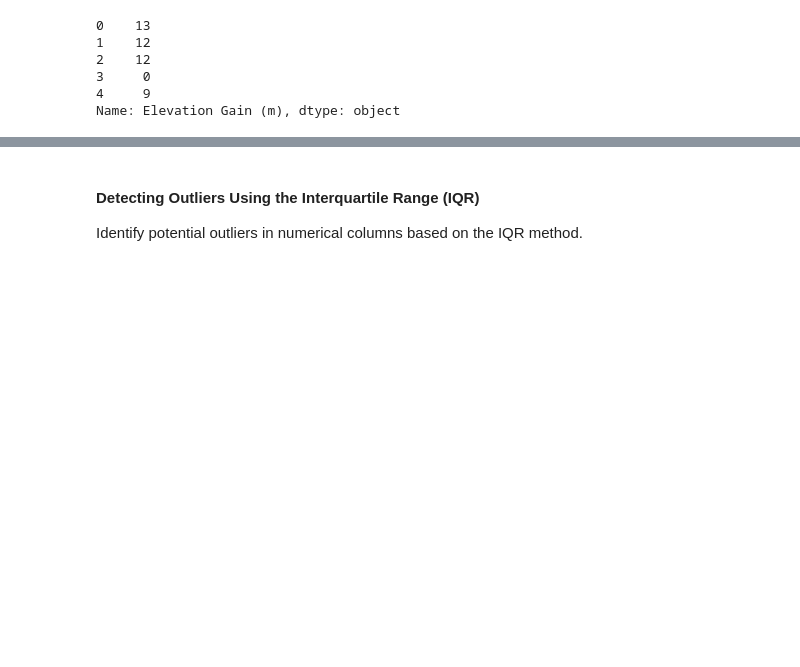
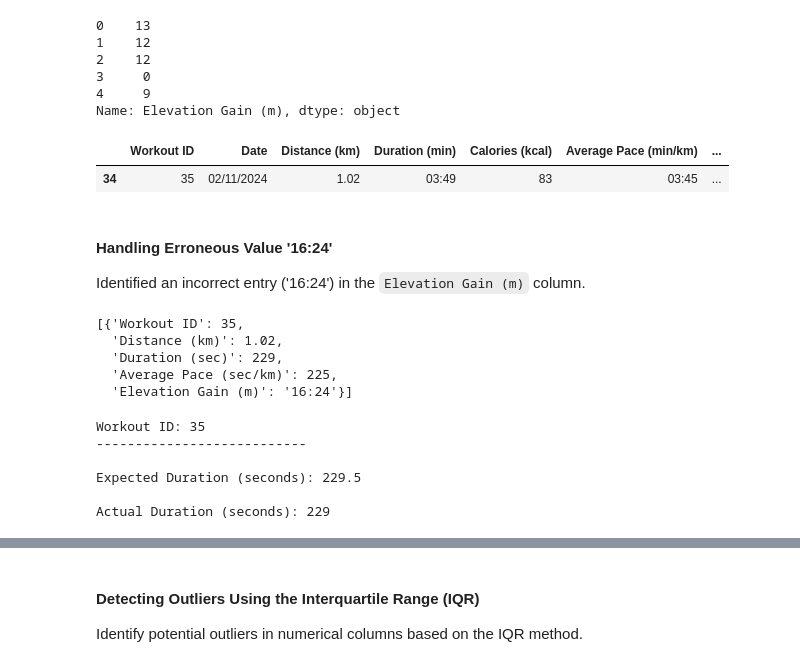
Before and after one commit to valecase4/Runalyze, a Jupyter notebook: notebooks/01_data_exploration.ipynb, the cells around one changed output, grey strips where cells are left out. Cells and saved outputs as stored; diff of their text form; code cells hidden in the pictures; blank space fills up the shorter version.

```diff
--- a/notebooks/01_data_exploration.ipynb
+++ b/notebooks/01_data_exploration.ipynb
@@ -177,0 +188,9 @@ df.head(5)
+# %%
+from utils.data_processing import pace_to_seconds
+
+df['Average Pace (sec/km)'] = df.apply(
+    lambda row: pace_to_seconds(row['Average Pace (min/km)'], workout_id=row['Workout ID']),
+    axis=1
+)
+
+df.head(5)
@@ -177,0 +209,9 @@ df.head(5)
+# %%
+df['Average Pace (min/km)'] = df['Average Pace (min/km)'].str.replace(".", ":", regex=False)
+
+df['Average Pace (sec/km)'] = df.apply(
+    lambda row: pace_to_seconds(row['Average Pace (min/km)'], workout_id=row['Workout ID']),
+    axis=1
+)
+
+df.head(5)
@@ -186,3 +233,55 @@ df['Elevation Gain (m)'].head(5)
 3     0
 4     9
 Name: Elevation Gain (m), dtype: object
+# %%
+non_numeric = df[~df['Elevation Gain (m)'].astype(str).str.isdigit()]
+
+rows = non_numeric[~non_numeric['Elevation Gain (m)'].isna()]
+rows
+# %% [output]
+|  | Workout ID | Date | Distance (km) | Duration (min) | Calories (kcal) | Average Pace (min/km) | ... |
+| 34 | 35 | 02/11/2024 | 1.02 | 03:49 | 83 | 03:45 | ... |
+# %% [markdown]
+#### Handling Erroneous Value '16:24'
+
+Identified an incorrect entry ('16:24') in the `Elevation Gain (m)` column.
+# %%
+def pace_to_seconds(pace_str):
+    minutes, seconds = map(int, pace_str.split(":"))
+    return minutes * 60 + seconds
+
+# all the workouts with an incorrect format in 'Elevation Gain (m)'
+erroneous_workouts = []
+
+
+workout = {
+    'Workout ID': rows['Workout ID'].values[0],
+    'Distance (km)': rows['Distance (km)'].values[0],
+    'Duration (sec)': rows['Duration (sec)'].values[0],
+    'Average Pace (sec/km)': rows['Average Pace (sec/km)'].values[0],
+    'Elevation Gain (m)': rows['Elevation Gain (m)'].values[0]
+}
+
+erroneous_workouts.append(workout)
+erroneous_workouts
+# %% [output]
+[{'Workout ID': 35,
+  'Distance (km)': 1.02,
+  'Duration (sec)': 229,
+  'Average Pace (sec/km)': 225,
+  'Elevation Gain (m)': '16:24'}]
+# %%
+for wk in erroneous_workouts:
+    expected_duration = wk['Average Pace (sec/km)'] * wk['Distance (km)']
+
+    print(f"Workout ID: {wk['Workout ID']}")
+    print("---------------------------\n")
+    print(f"Expected Duration (seconds): {expected_duration}\n")
+    print(f"Actual Duration (seconds): {wk['Duration (sec)']}\n")
+# %% [output]
+Workout ID: 35
+---------------------------
+
+Expected Duration (seconds): 229.5
+
+Actual Duration (seconds): 229
```
Also changed, not shown: parts of 10 cells of this notebook, 1 other file.
